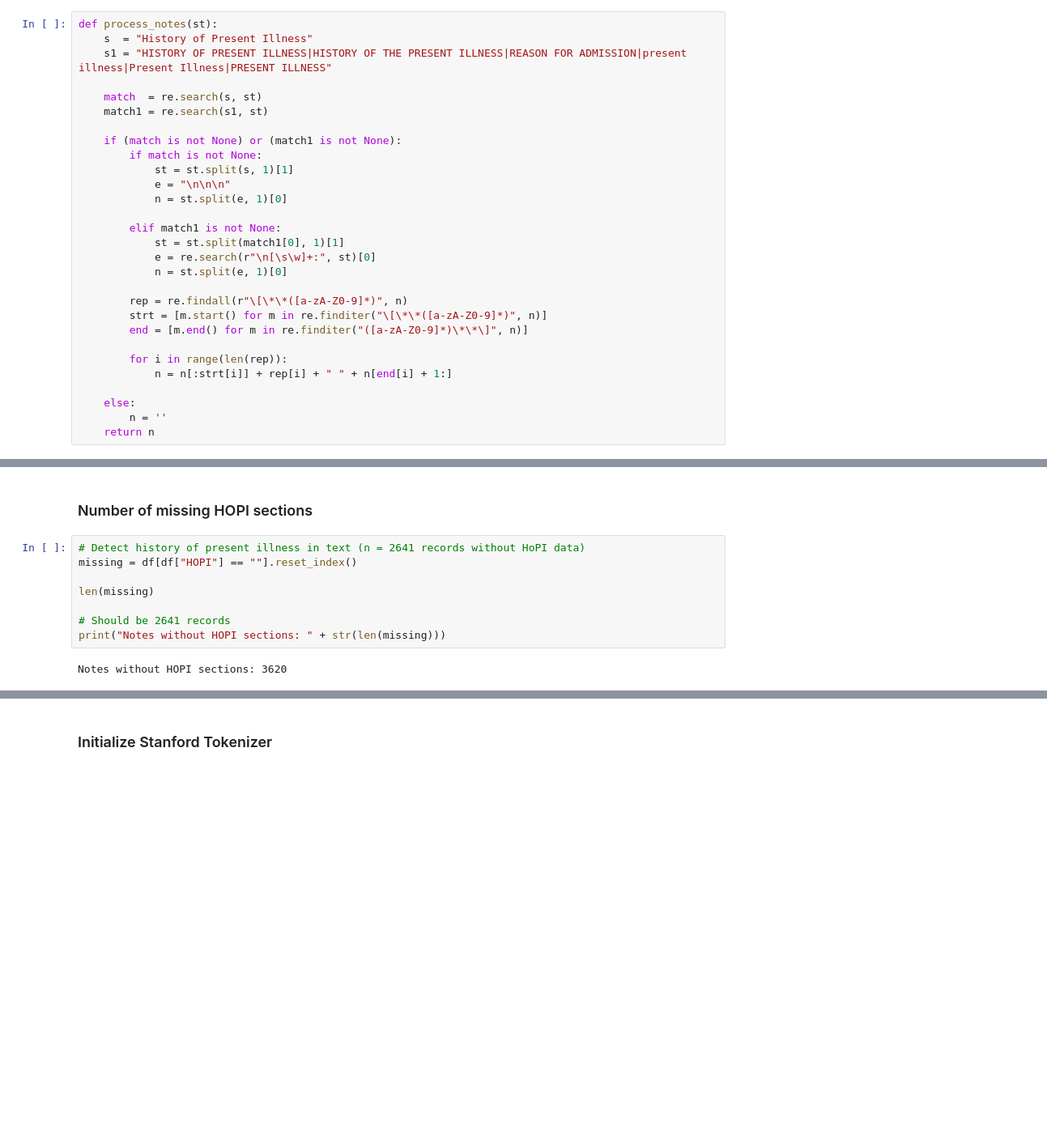
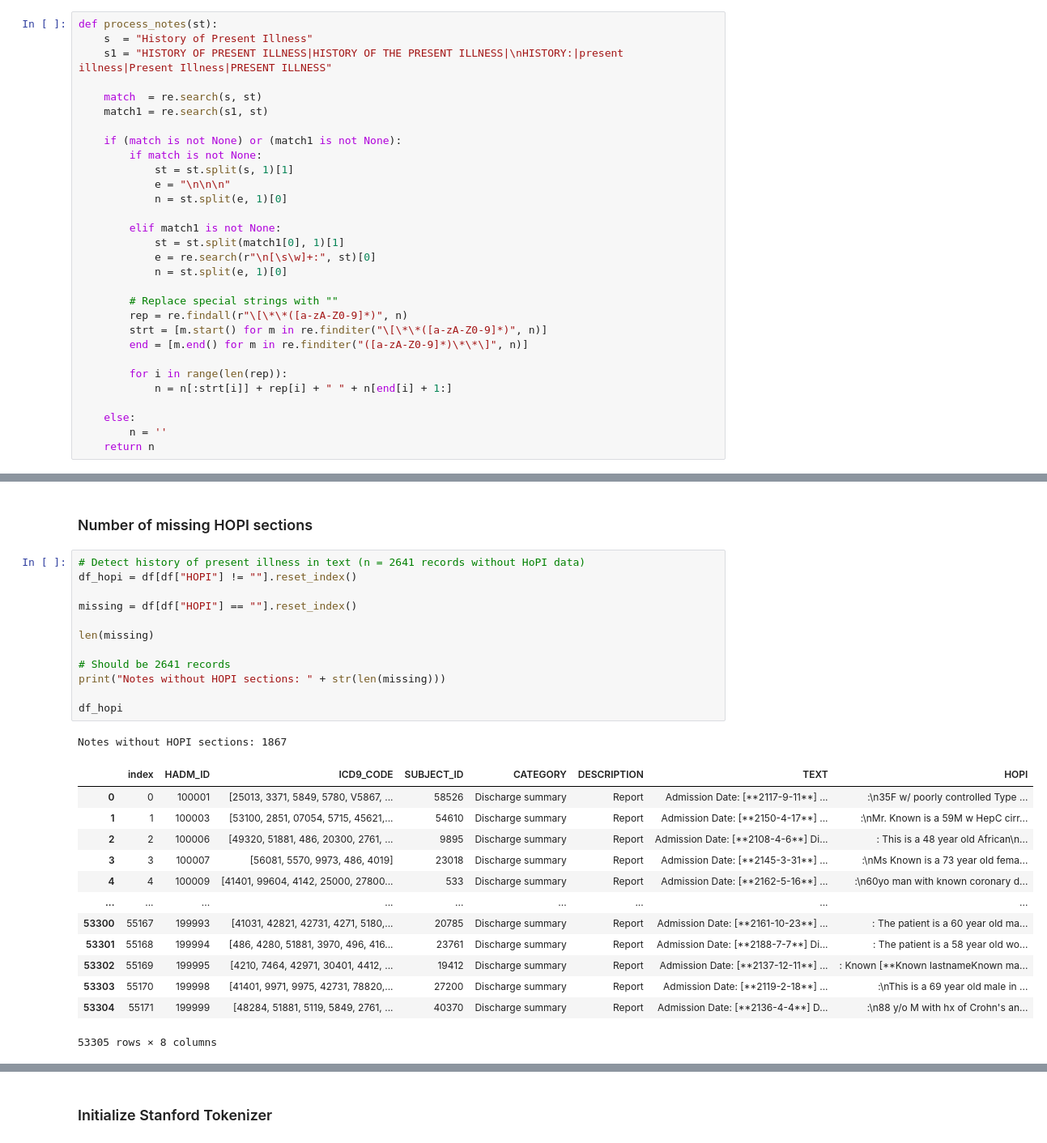
Before and after one commit to AshleyRoakes/CSE6250-Project, a Jupyter notebook: MIMIC Project.ipynb, the cells around one changed output, grey strips where cells are left out. Shown at 81% size. Saved outputs shown, nothing was run; the diff lists cells and outputs as text; blank space fills up the shorter version.

```diff
--- a/MIMIC Project.ipynb
+++ b/MIMIC Project.ipynb
@@ -89,7 +91,7 @@ len(df)
 # %%
 def process_notes(st):
     s  = "History of Present Illness"
-    s1 = "HISTORY OF PRESENT ILLNESS|HISTORY OF THE PRESENT ILLNESS|REASON FOR ADMISSION|present illness|Present Illness|PRESENT ILLNESS"
+    s1 = "HISTORY OF PRESENT ILLNESS|HISTORY OF THE PRESENT ILLNESS|\nHISTORY:|present illness|Present Illness|PRESENT ILLNESS"
 
     match  = re.search(s, st)
     match1 = re.search(s1, st)
@@ -105,6 +107,7 @@ def process_notes(st):
             e = re.search(r"\n[\s\w]+:", st)[0]
             n = st.split(e, 1)[0]
 
+        # Replace special strings with ""
         rep = re.findall(r"\[\*\*([a-zA-Z0-9]*)", n)
         strt = [m.start() for m in re.finditer("\[\*\*([a-zA-Z0-9]*)", n)]
         end = [m.end() for m in re.finditer("([a-zA-Z0-9]*)\*\*\]", n)]
@@ -122,11 +124,28 @@ df = df[df['HOPI'] != ""]
 ### Number of missing HOPI sections
 # %%
 # Detect history of present illness in text (n = 2641 records without HoPI data)
+df_hopi = df[df["HOPI"] != ""].reset_index()
+
 missing = df[df["HOPI"] == ""].reset_index()
 
 len(missing)
 
 # Should be 2641 records
 print("Notes without HOPI sections: " + str(len(missing)))
+
+df_hopi
 # %% [output]
-Notes without HOPI sections: 3620
+Notes without HOPI sections: 1867
+|  | index | HADM_ID | ICD9_CODE | SUBJECT_ID | CATEGORY | DESCRIPTION | TEXT | HOPI |
+| 0 | 0 | 100001 | [25013, 3371, 5849, 5780, V5867, ... | 58526 | Discharge summary | Report | Admission Date: [**2117-9-11**] ... | :\n35F w/ poorly controlled Type ... |
+| 1 | 1 | 100003 | [53100, 2851, 07054, 5715, 45621,... | 54610 | Discharge summary | Report | Admission Date: [**2150-4-17**] ... | :\nMr. Known is a 59M w HepC cirr... |
+| 2 | 2 | 100006 | [49320, 51881, 486, 20300, 2761, ... | 9895 | Discharge summary | Report | Admission Date: [**2108-4-6**] Di... | : This is a 48 year old African\n... |
+| 3 | 3 | 100007 | [56081, 5570, 9973, 486, 4019] | 23018 | Discharge summary | Report | Admission Date: [**2145-3-31**] ... | :\nMs Known is a 73 year old fema... |
+| 4 | 4 | 100009 | [41401, 99604, 4142, 25000, 27800... | 533 | Discharge summary | Report | Admission Date: [**2162-5-16**] ... | :\n60yo man with known coronary d... |
+| ... | ... | ... | ... | ... | ... | ... | ... | ... |
+| 53300 | 55167 | 199993 | [41031, 42821, 42731, 4271, 5180,... | 20785 | Discharge summary | Report | Admission Date: [**2161-10-23**] ... | : The patient is a 60 year old ma... |
+| 53301 | 55168 | 199994 | [486, 4280, 51881, 3970, 496, 416... | 23761 | Discharge summary | Report | Admission Date: [**2188-7-7**] Di... | : The patient is a 58 year old wo... |
+| 53302 | 55169 | 199995 | [4210, 7464, 42971, 30401, 4412, ... | 19412 | Discharge summary | Report | Admission Date: [**2137-12-11**] ... | : Known [**Known lastnameKnown ma... |
+| 53303 | 55170 | 199998 | [41401, 9971, 9975, 42731, 78820,... | 27200 | Discharge summary | Report | Admission Date: [**2119-2-18**] ... | :\nThis is a 69 year old male in ... |
+| 53304 | 55171 | 199999 | [48284, 51881, 5119, 5849, 2761, ... | 40370 | Discharge summary | Report | Admission Date: [**2136-4-4**] D... | :\n88 y/o M with hx of Crohn's an... |
+53305 rows × 8 columns
```
Also changed, not shown: parts of 18 cells of this notebook.
